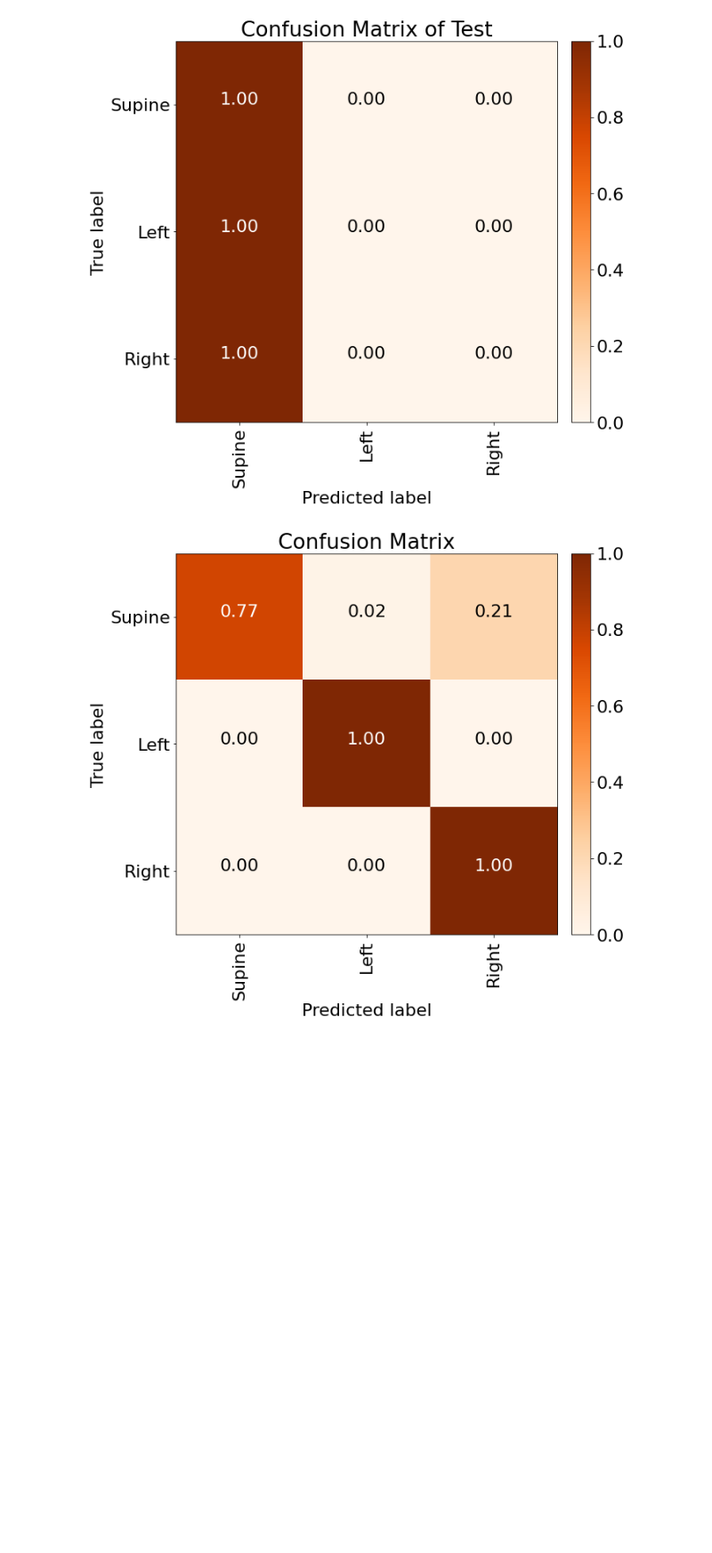
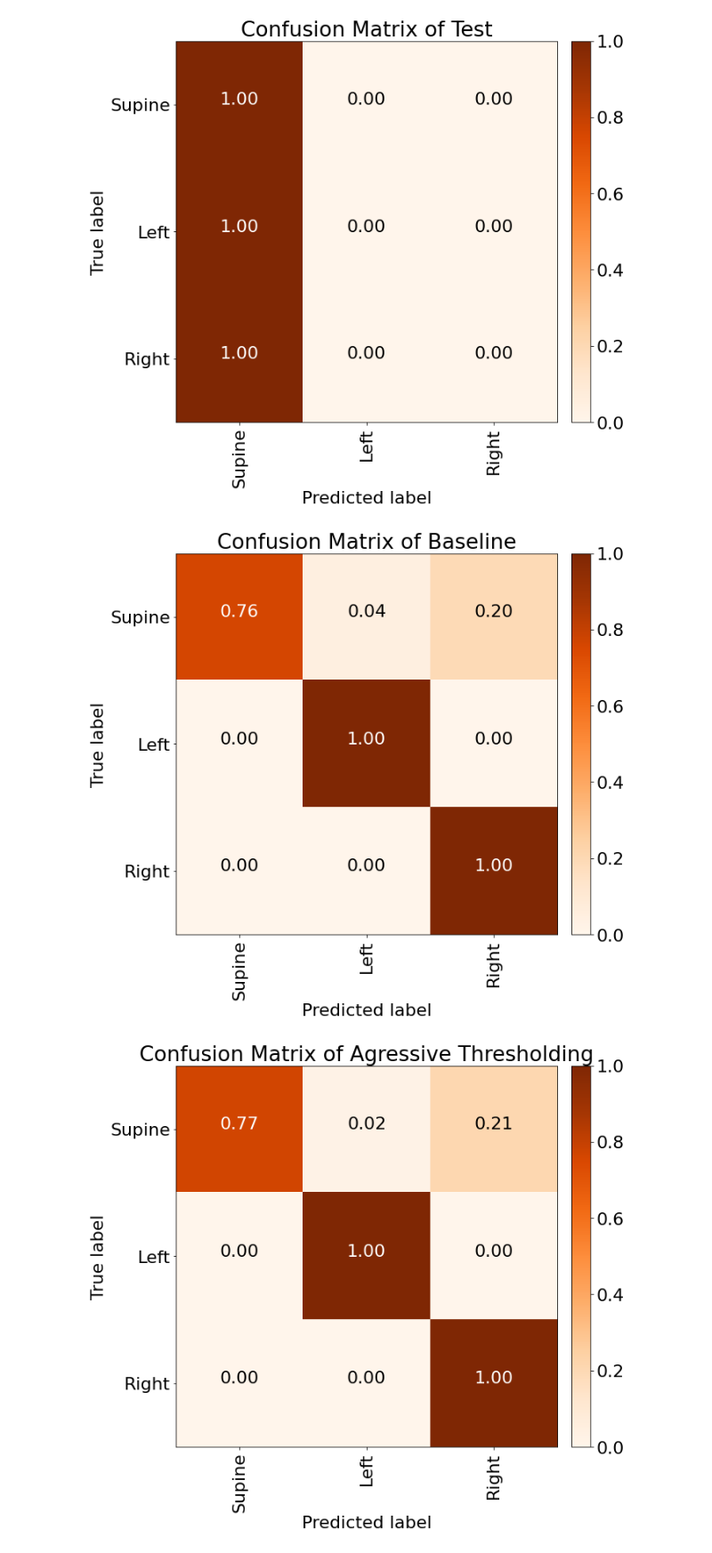
Before and after one commit to jb3rndt/wisemat-posture-classification, a Jupyter notebook: experiments_tests.ipynb, the cells around one changed output. Shown at 89% size. Cells and saved outputs as stored; diff of their text form; code cells hidden in the pictures; blank space fills up the shorter version.

Commit message:
Reevaluate missing experiments and plot all conf mats together

```diff
--- a/experiments_tests.ipynb
+++ b/experiments_tests.ipynb
@@ -46,13 +47,11 @@ Train progress: [------------------------------] 10/10 Epoch: 10/10 Loss: ↗ na
 2. Evaluation took 0.0s
 Successfully ran Experiment >>Test<<
 [figure]
-# %%
-Experiment.reevaluate("2022-05-30_13-22-33_Agressive Thresholding", [
-    Resize((32, 64)),
-    Standardize(),
-    NormalizeMinMax(),
-    EqualizeHist(),
-    Resize((64, 128)),
-])
-# %% [output]
-[figure, removed]
+# %%
+dirs = os.listdir("runs")
+for i, run in enumerate(dirs):
+    if i < 8:
+        Experiment.reevaluate(run)
+# %% [output]
+[figure, added]
+[figure, added]
```
Also changed, not shown: parts of 2 cells of this notebook, 3 other files.
